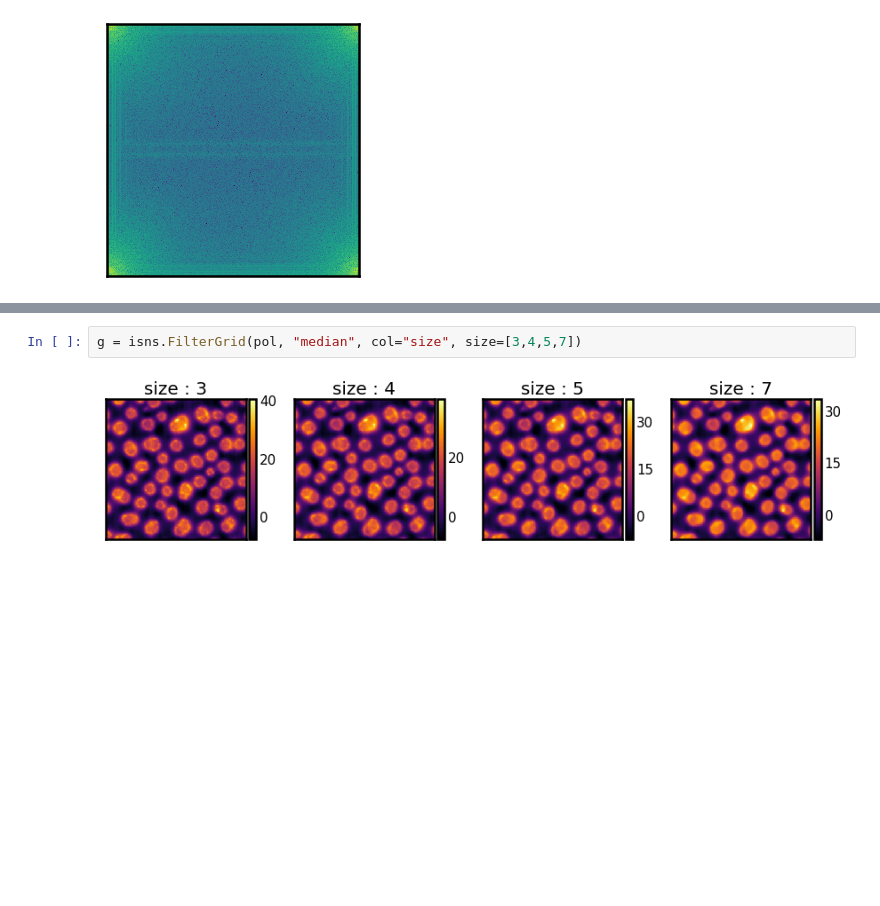
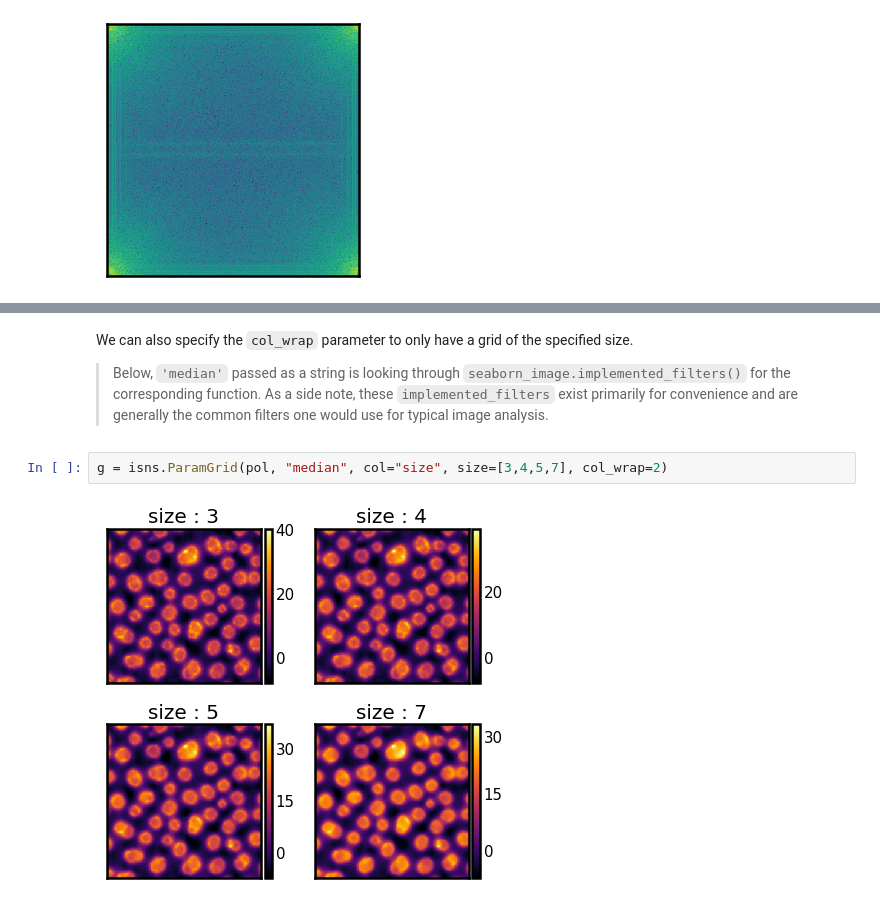
Before and after one commit to SarthakJariwala/seaborn-image, a Jupyter notebook: docs/Tutorial/Image Filters.ipynb, the cells around one changed output, grey strips where cells are left out. Drawn from its saved outputs; the diff is of its cells as text; blank space fills up the shorter version.

Commit message:
add ParamGrid to docs as FilterGrid replacement

```diff
--- a/docs/Tutorial/Image Filters.ipynb
+++ b/docs/Tutorial/Image Filters.ipynb
@@ -48,4 +60,9 @@ Explore relationships between different parameters of a filter
+# %% [markdown]
+We can also specify the `col_wrap` parameter to only have a grid of the specified size.
+
+> Below, `'median'` passed as a string is looking through `seaborn_image.implemented_filters()` for the corresponding function.
+> As a side note, these `implemented_filters` exist primarily for convenience and are generally the common filters one would use for typical image analysis.
 # %%
-g = isns.FilterGrid(pol, "median", col="size", size=[3,4,5,7])
+g = isns.ParamGrid(pol, "median", col="size", size=[3,4,5,7], col_wrap=2)
 # %% [output]
-[figure, old version]
+[figure, new version]
```
Also changed, not shown: parts of 11 cells of this notebook, 1 other file.
